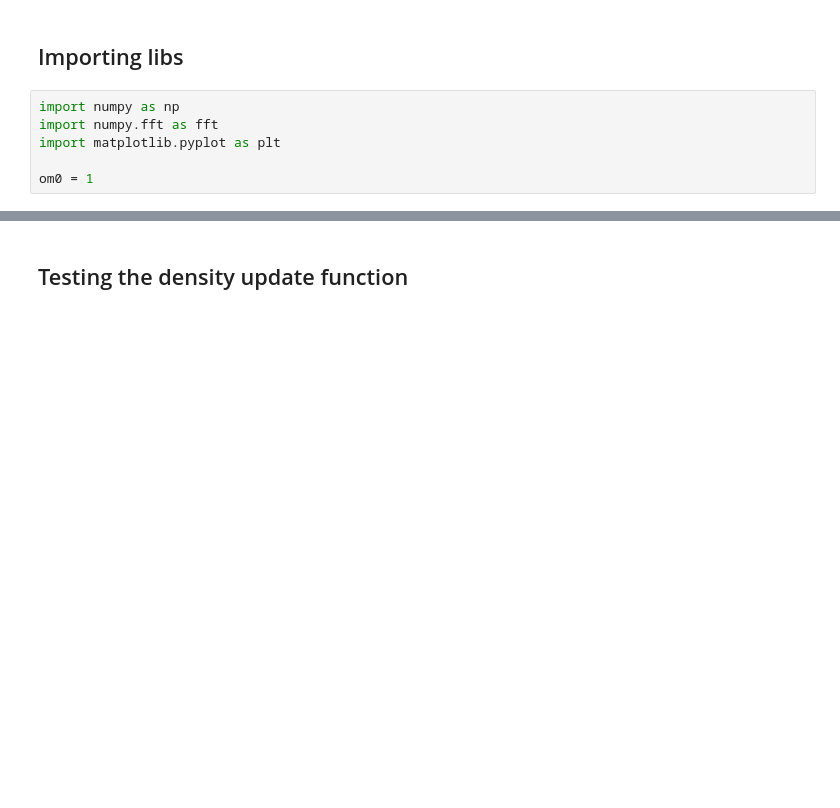
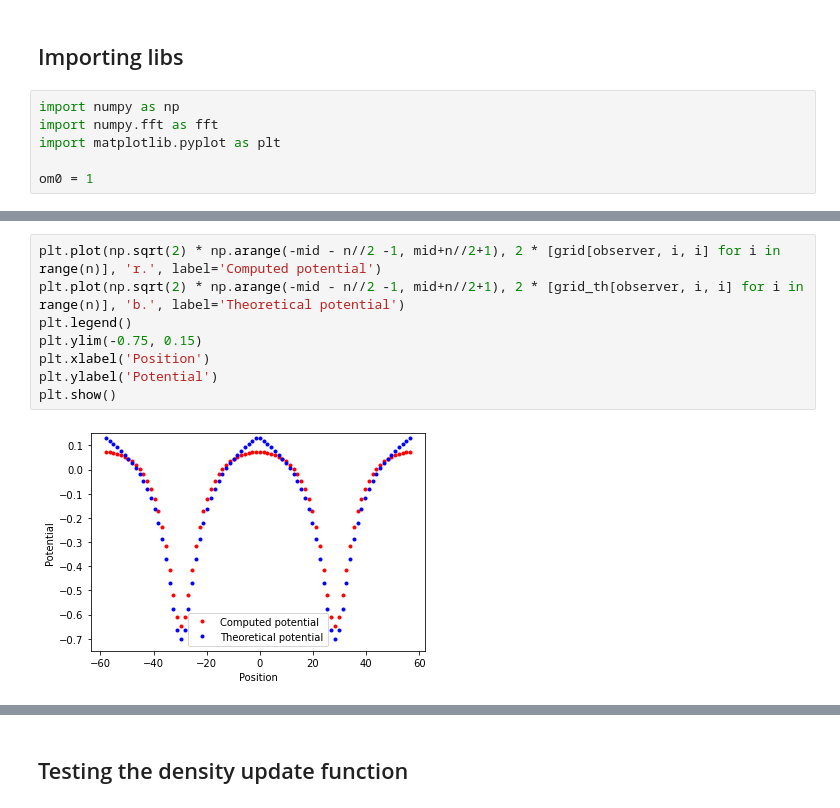
Before and after one commit to Alseidon/cdmsim, a Jupyter notebook: tests.ipynb, the cells around one changed output, grey strips where cells are left out. Drawn from its saved outputs; the diff is of its cells as text; blank space fills up the shorter version.

```diff
--- a/tests.ipynb
+++ b/tests.ipynb
@@ -30,0 +166,10 @@ plt.matshow(delta[i-1])
+# %%
+plt.plot(np.sqrt(2) * np.arange(-mid - n//2 -1, mid+n//2+1), 2 * [grid[observer, i, i] for i in range(n)], 'r.', label='Computed potential')
+plt.plot(np.sqrt(2) * np.arange(-mid - n//2 -1, mid+n//2+1), 2 * [grid_th[observer, i, i] for i in range(n)], 'b.', label='Theoretical potential')
+plt.legend()
+plt.ylim(-0.75, 0.15)
+plt.xlabel('Position')
+plt.ylabel('Potential')
+plt.show()
+# %% [output]
+[figure, added]
```
Also changed, not shown: parts of 23 cells of this notebook, 4 other files.
